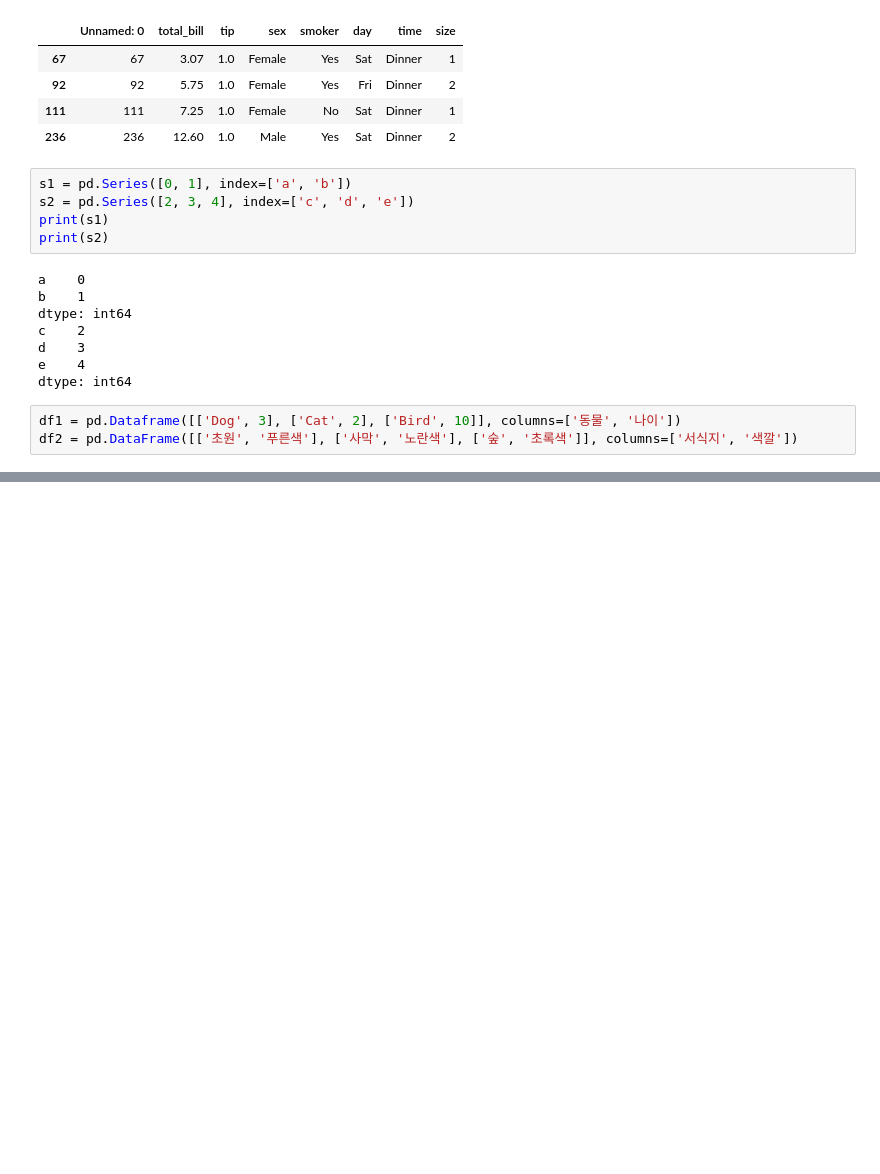
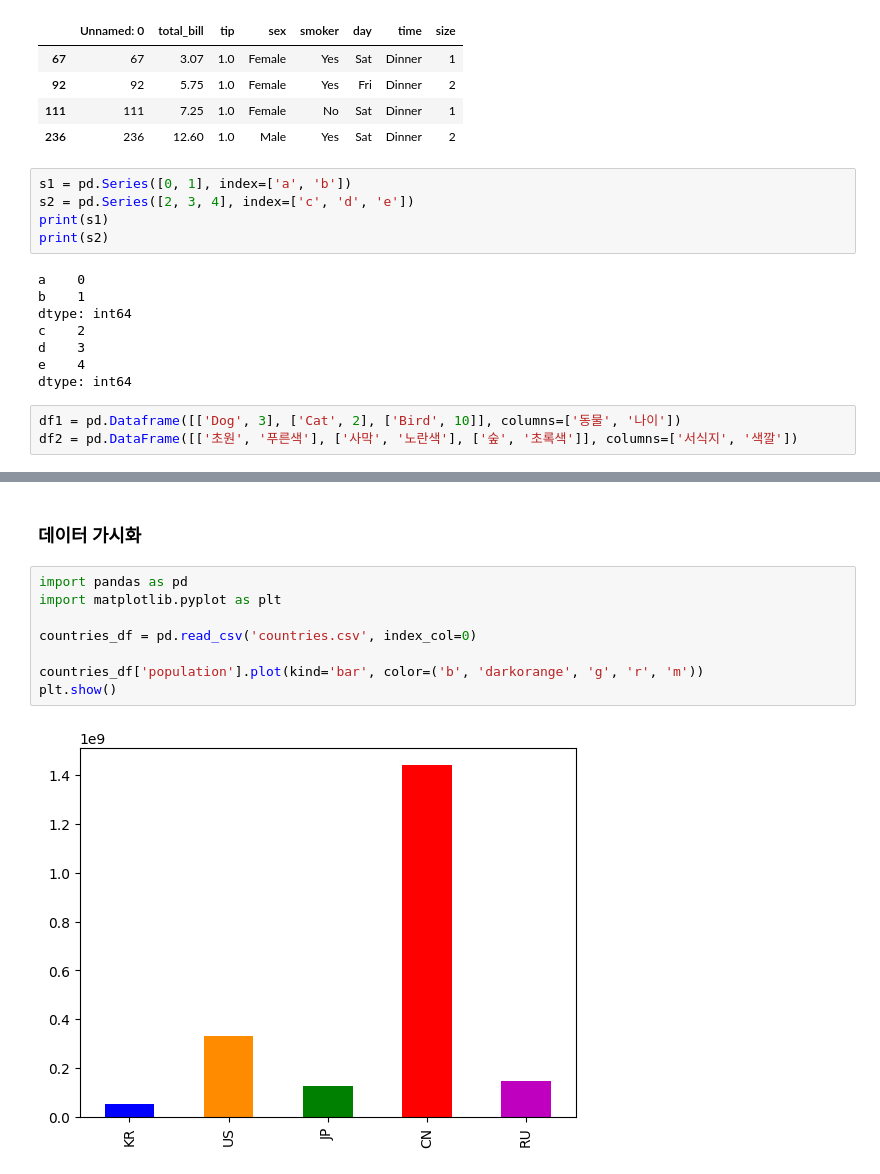
Before and after one commit to geolee1/KUS_BigData_2023, a Jupyter notebook: Pandas/Pandas.ipynb, the cells around one changed output, grey strips where cells are left out. Drawn from its saved outputs; the diff is of its cells as text; blank space fills up the shorter version.

```diff
--- a/Pandas/Pandas.ipynb
+++ b/Pandas/Pandas.ipynb
@@ -325,0 +387,12 @@ df2 = pd.DataFrame([['초원', '푸른색'], ['사막', '노란색'], ['숲', '
+# %% [markdown]
+### 데이터 가시화
+# %%
+import pandas as pd
+import matplotlib.pyplot as plt
+
+countries_df = pd.read_csv('countries.csv', index_col=0)
+
+countries_df['population'].plot(kind='bar', color=('b', 'darkorange', 'g', 'r', 'm'))
+plt.show()
+# %% [output]
+[figure, added]
```
Also changed, not shown: parts of 36 cells of this notebook.
